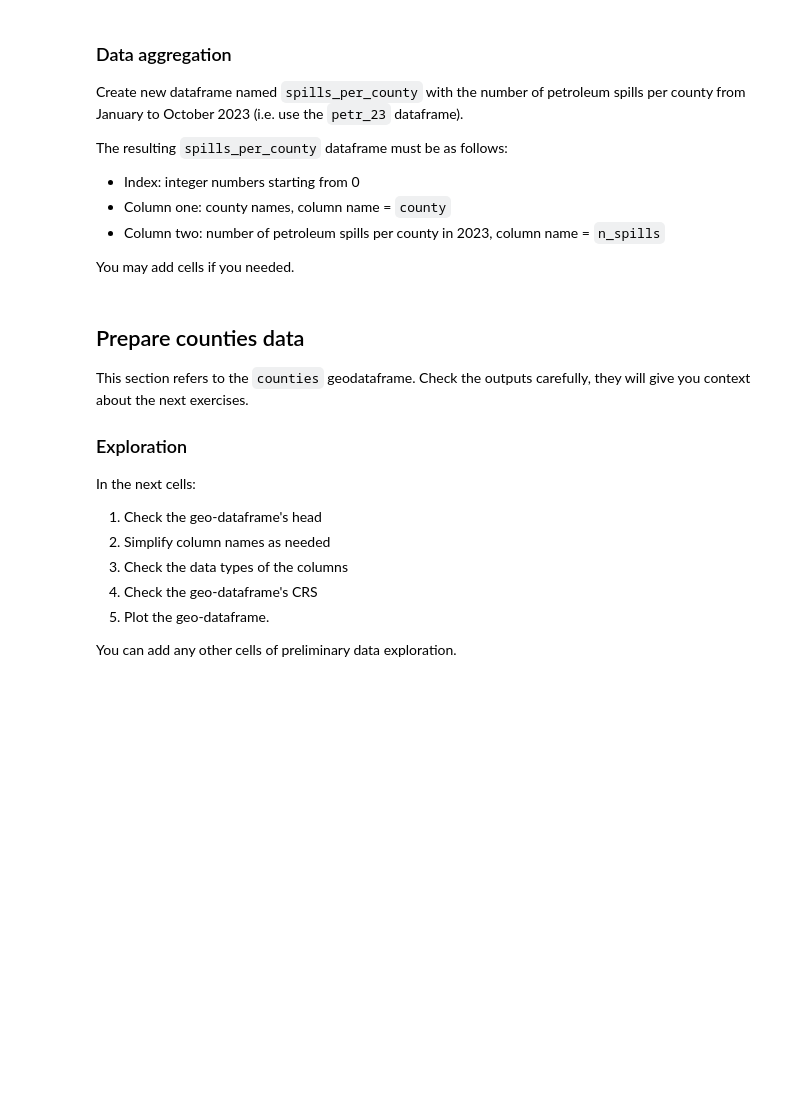
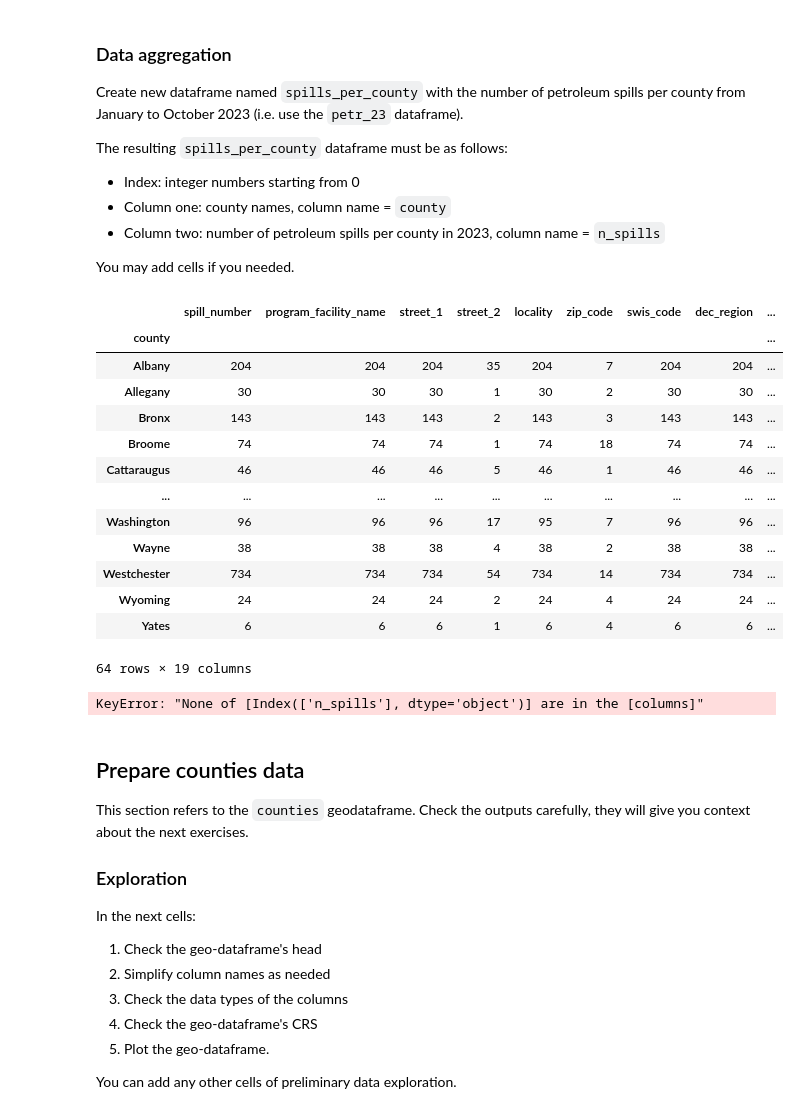
Before and after one commit to p-park6/eds220-hwk-3, a Jupyter notebook: hwk3-task1-spills.ipynb, the cells around one changed output. Drawn from its saved outputs; the diff is of its cells as text; code cells hidden in the pictures; blank space fills up the shorter version.

```diff
--- a/hwk3-task1-spills.ipynb
+++ b/hwk3-task1-spills.ipynb
@@ -288,3 +306,25 @@ The resulting `spills_per_county` dataframe must be as follows:
 You may add cells if you needed.
 # %%
 # your code here
+spill_temp = petr_23.groupby(['county']).count()
+spill_temp
+# %% [output]
+|  | spill_number | program_facility_name | street_1 | street_2 | locality | zip_code | swis_code | dec_region | ... |
+| county |  |  |  |  |  |  |  |  | ... |
+| Albany | 204 | 204 | 204 | 35 | 204 | 7 | 204 | 204 | ... |
+| Allegany | 30 | 30 | 30 | 1 | 30 | 2 | 30 | 30 | ... |
+| Bronx | 143 | 143 | 143 | 2 | 143 | 3 | 143 | 143 | ... |
+| Broome | 74 | 74 | 74 | 1 | 74 | 18 | 74 | 74 | ... |
+| Cattaraugus | 46 | 46 | 46 | 5 | 46 | 1 | 46 | 46 | ... |
+| ... | ... | ... | ... | ... | ... | ... | ... | ... | ... |
+| Washington | 96 | 96 | 96 | 17 | 95 | 7 | 96 | 96 | ... |
+| Wayne | 38 | 38 | 38 | 4 | 38 | 2 | 38 | 38 | ... |
+| Westchester | 734 | 734 | 734 | 54 | 734 | 14 | 734 | 734 | ... |
+| Wyoming | 24 | 24 | 24 | 2 | 24 | 4 | 24 | 24 | ... |
+| Yates | 6 | 6 | 6 | 1 | 6 | 4 | 6 | 6 | ... |
+64 rows × 19 columns
+# %%
+spills_per_county = spill_temp[['n_spills']]
+spills_per_county
+# %% [output]
+KeyError: "None of [Index(['n_spills'], dtype='object')] are in the [columns]"
```
Also changed, not shown: parts of 3 cells of this notebook.
